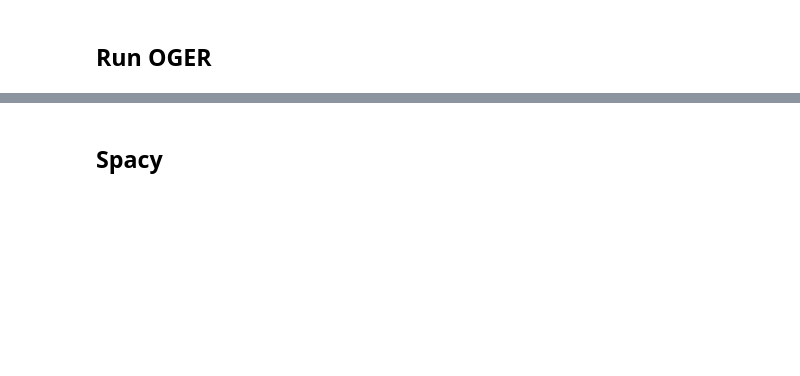
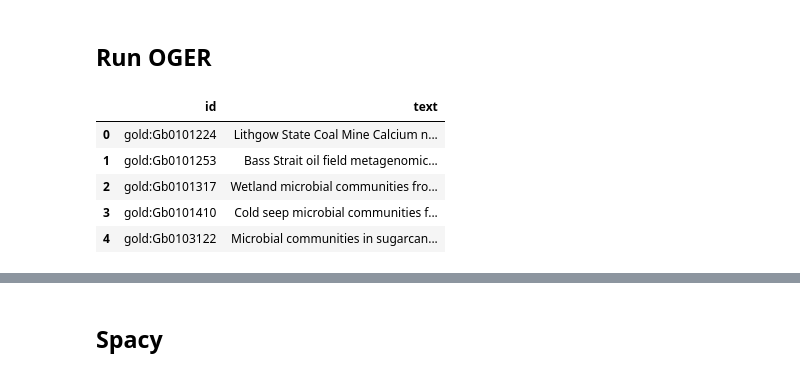
Before and after one commit to monarch-initiative/ontorunner, a Jupyter notebook: notebook/demo.ipynb, the cells around one changed output, grey strips where cells are left out. Saved outputs shown, nothing was run; the diff lists cells and outputs as text; code cells hidden in the pictures; blank space fills up the shorter version.

```diff
--- a/notebook/demo.ipynb
+++ b/notebook/demo.ipynb
@@ -52,6 +53,18 @@ terms_df.head()
 | 4 | CUI-less | envo.json | CHEBI:76807 | EC 3.5.1.* (non-peptide linear am... | EC 3.5.1.* (non-peptide linear am... | biolink:ChemicalSubstance |
 # %% [markdown]
 ## Run OGER
+# %%
+# Input file
+
+input_df = pd.read_csv(join(data_dir, "input", "test.tsv"), sep="\t")
+input_df.head()
+# %% [output]
+|  | id | text |
+| 0 | gold:Gb0101224 | Lithgow State Coal Mine Calcium n... |
+| 1 | gold:Gb0101253 | Bass Strait oil field metagenomic... |
+| 2 | gold:Gb0101317 | Wetland microbial communities fro... |
+| 3 | gold:Gb0101410 | Cold seep microbial communities f... |
+| 4 | gold:Gb0103122 | Microbial communities in sugarcan... |
 # %%
 %%time
 run_oger(settings=settings, nodes_and_edges=nodes_and_edges_dir,need_ancestors=True)
```
Also changed, not shown: parts of 9 cells of this notebook, 1 other file.
